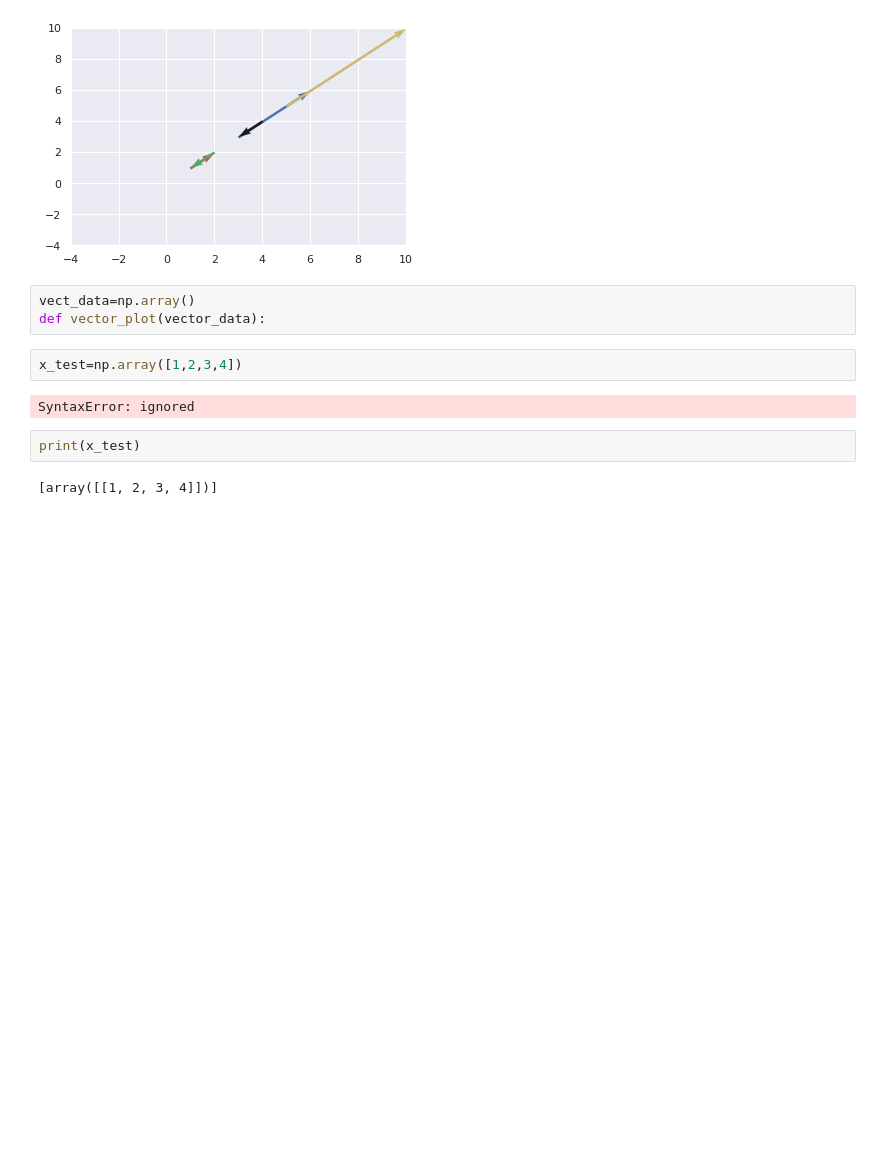
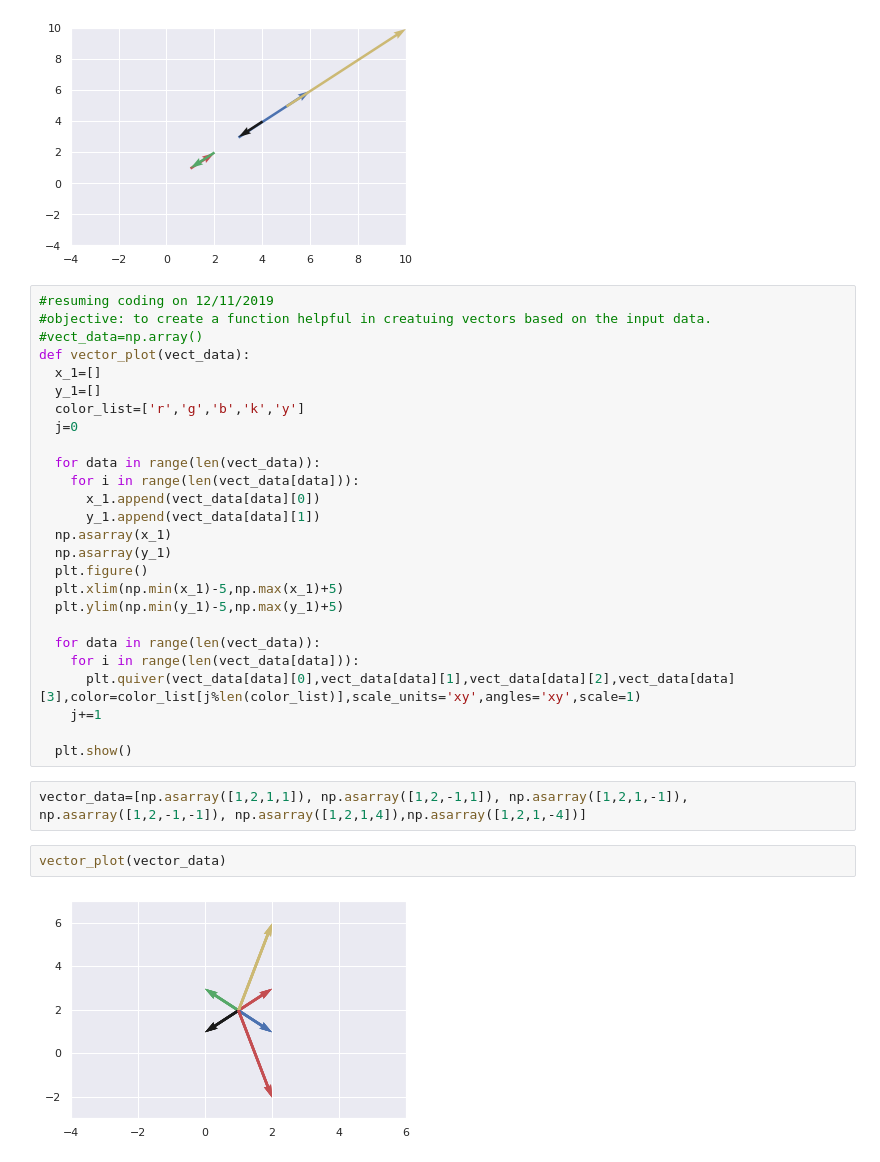
Before and after one commit to aryadeo/arya_test, a Jupyter notebook: vectors.ipynb, the cells around one changed output. Saved outputs shown, nothing was run; the diff lists cells and outputs as text; blank space fills up the shorter version.

```diff
--- a/vectors.ipynb
+++ b/vectors.ipynb
@@ -87,14 +88,35 @@ enter the starting y location of the vector5
 enter the x_span of the vector5
 enter the y_span of the vector5
 [figure]
-# %%
-vect_data=np.array()
-def vector_plot(vector_data):
-# %%
-x_test=np.array([1,2,3,4])
-# %% [output]
-SyntaxError: ignored
-# %%
-print(x_test)
-# %% [output]
-[array([[1, 2, 3, 4]])]
+# %%
+#resuming coding on 12/11/2019
+#objective: to create a function helpful in creatuing vectors based on the input data.
+#vect_data=np.array()
+def vector_plot(vect_data):
+  x_1=[]
+  y_1=[]
+  color_list=['r','g','b','k','y']
+  j=0
+
+  for data in range(len(vect_data)):
+    for i in range(len(vect_data[data])):
+      x_1.append(vect_data[data][0])
+      y_1.append(vect_data[data][1])
+  np.asarray(x_1)
+  np.asarray(y_1)
+  plt.figure()
+  plt.xlim(np.min(x_1)-5,np.max(x_1)+5)
+  plt.ylim(np.min(y_1)-5,np.max(y_1)+5)
+
+  for data in range(len(vect_data)):
+    for i in range(len(vect_data[data])):
+      plt.quiver(vect_data[data][0],vect_data[data][1],vect_data[data][2],vect_data[data][3],color=color_list[j%len(color_list)],scale_units='xy',angles='xy',scale=1)
+    j+=1
+
+  plt.show()
+# %%
+vector_data=[np.asarray([1,2,1,1]), np.asarray([1,2,-1,1]), np.asarray([1,2,1,-1]), np.asarray([1,2,-1,-1]), np.asarray([1,2,1,4]),np.asarray([1,2,1,-4])]
+# %%
+vector_plot(vector_data)
+# %% [output]
+[figure, added]
```
Also changed, not shown: parts of 5 cells of this notebook.
